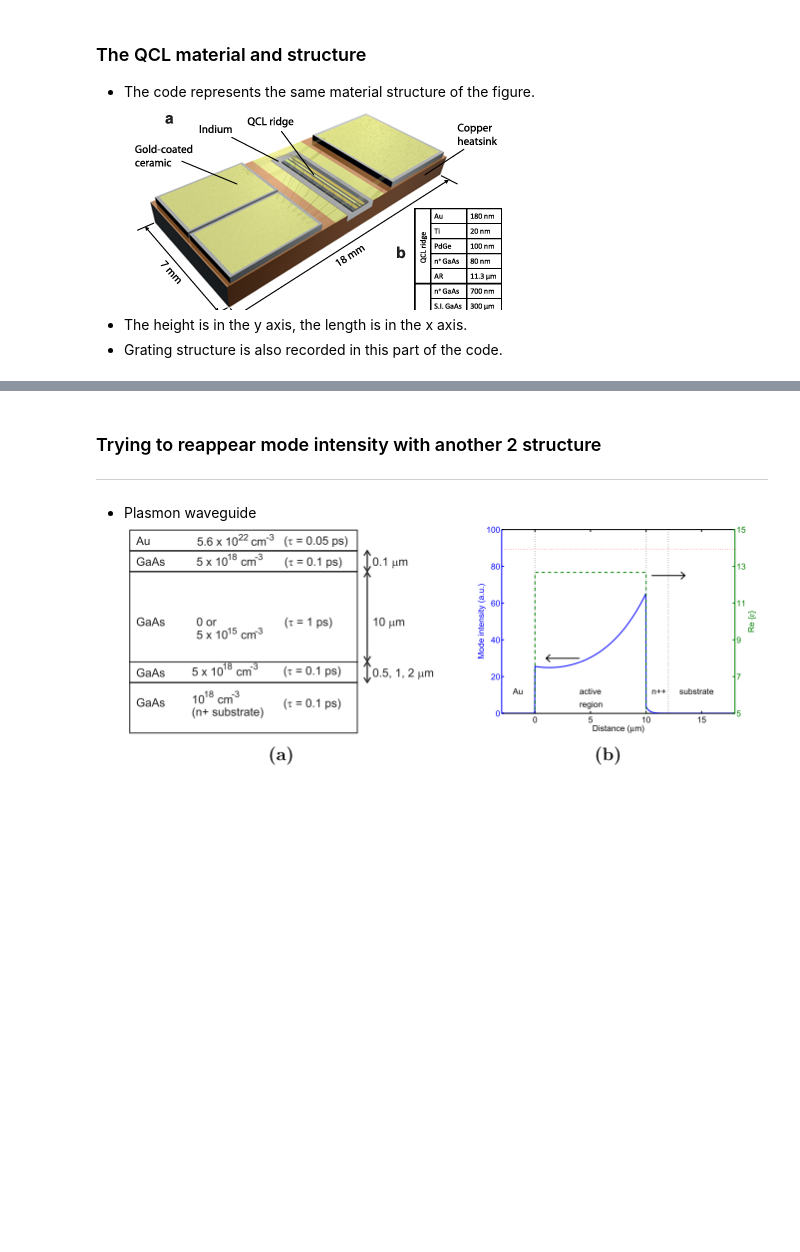
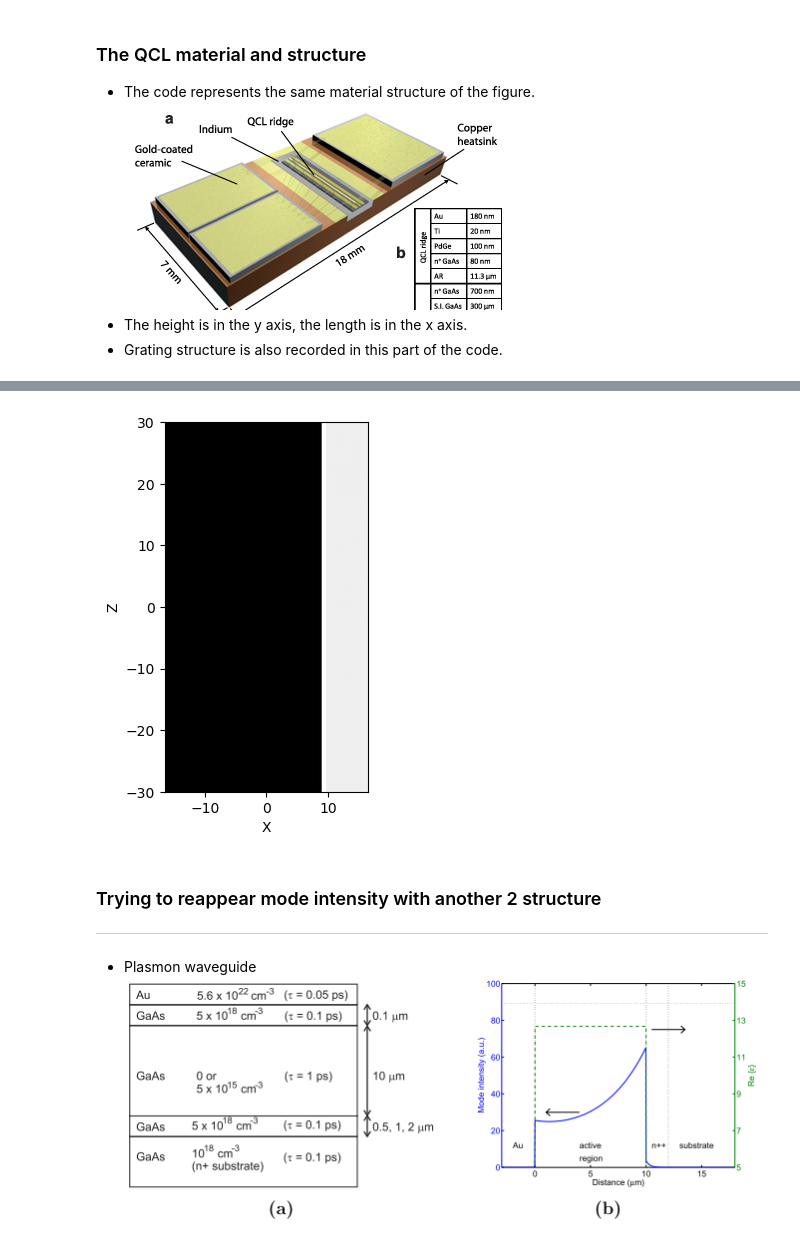
Before and after one commit to zhou277/Semiconductor_laser, a Jupyter notebook: QCL_mode_intensity.ipynb, the cells around one changed output, grey strips where cells are left out. Saved outputs shown, nothing was run; the diff lists cells and outputs as text; code cells hidden in the pictures; blank space fills up the shorter version.

```diff
--- a/QCL_mode_intensity.ipynb
+++ b/QCL_mode_intensity.ipynb
@@ -11,31 +11,35 @@
 import meep as mp
 import numpy as np
 from matplotlib import pyplot as plt
-from meep.materials import Au
+from meep.materials import Au,GaAs
+from QCL_materials import substrate_GaAs
 
 ###---------------------------------------------------------------basic config-------------------------------------------------------------------###
-sx = 60
-sy = 6
+sx = 33
+sy = 0
+sz = 60
 dpml = 1  # PML thickness
-cell = mp.Vector3(sx, sy, 0)
+cell = mp.Vector3(sx, sy, sz)
 sy = sy - dpml*2
 fcen = 1e12
 resolution = 50
 
 # thickness of different layers（1 μm）
-au_thickness = 0.18
-ngaas_thickness_1 = 0.08
-Active_region_thickness = 0.0113
-ngaas_thickness_2 = 0.7
-sigaas_thickness = 5
-w = au_thickness + ngaas_thickness_1 + Active_region_thickness + ngaas_thickness_2 + sigaas_thickness # width of waveguide
+Au_thickness = 0.2
+nGaAs_thickness_1 = 0.08
+Active_region_thickness = 11.3
+nGaAs_thickness_2 = 0.7
+substrate_GaAs_thickness = 30
+# w = au_thickness + ngaas_thickness_1 + Active_region_thickness + ngaas_thickness_2 + sigaas_thickness # width of waveguide
 
 ###---------------------------------------------------------------material config-------------------------------------------------------------------###
 # material definition
-Active_region = mp.air
+Active_region = GaAs
 # Au = mp.Medium(epsilon=1.0, D_conductivity=1e7)
-GaAs_low_doped = mp.Medium(epsilon=12.9, D_conductivity=0)
-GaAs_high_doped = mp.Medium(epsilon=5, D_conductivity=100)
+GaAs_low_doped = mp.Medium(epsilon=12.9,
+                           D_conductivity=0)
+GaAs_high_doped = mp.Medium(epsilon=5,
+                            D_conductivity=100)
 
 n_GaAs = mp.Medium(
     epsilon=10.9,  # 高频极限介电常数
@@ -47,55 +51,57 @@ n_GaAs = mp.Medium(
         )])
 
 ###-------------------------------------------------------------geometry---------------------------------------------------------------------###
+def add_layer(thickness, material):
+    """add layers through x axis"""
+    global x0
+    center_x = x0 + 0.5 * thickness
+    geometry.append(mp.Block(size=mp.Vector3(thickness,mp.inf,mp.inf),
+                             center=mp.Vector3(center_x, 0, 0),
+                             material=material))
+    x0 += thickness
+
 geometry = []
+x0 = -0.5 * (Au_thickness + nGaAs_thickness_1 + Active_region_thickness + nGaAs_thickness_2 + substrate_GaAs_thickness)
 # Substrate
-geometry.append(mp.Block(
-                    material=GaAs_low_doped,
-                    size=mp.Vector3(mp.inf,sigaas_thickness,mp.inf),
-                    center=mp.Vector3(y = -sy/2 + sigaas_thickness/2)))
-
-geometry.append(mp.Block(
-                    material=GaAs_high_doped,
-                    size=mp.Vector3(mp.inf,ngaas_thickness_2,mp.inf),
-                    center=mp.Vector3(y= -sy/2 + sigaas_thickness + ngaas_thickness_2/2)))
+add_layer(substrate_GaAs_thickness, substrate_GaAs)
+add_layer(nGaAs_thickness_2,        GaAs_high_doped)
 
 # QCL active region
-geometry.append(mp.Block(
-                    material=n_GaAs,
-                    size=mp.Vector3(mp.inf,Active_region_thickness,mp.inf),
-                    center=mp.Vector3(y= -sy/2 + sigaas_thickness + ngaas_thickness_2 + Active_region_thickness/2)))
+add_layer(Active_region_thickness,  GaAs)
 
 # upper layers
-y0 = -sy/2 + sigaas_thickness + ngaas_thickness_2 + Active_region_thickness
-geometry += [
-    mp.Block(material = GaAs_high_doped,
-            size = mp.Vector3(mp.inf,ngaas_thickness_1,mp.inf),
-            center = mp.Vector3(y = y0 + ngaas_thickness_1/2)),
-    mp.Block(material = Au,
-            size = mp.Vector3(mp.inf,au_thickness,mp.inf),
-            center = mp.Vector3(y = y0 + ngaas_thickness_1 + au_thickness/2))]
+add_layer(nGaAs_thickness_1,        GaAs_high_doped)
+add_layer(Au_thickness,             Au)
 
 ###-------------------------------------------------------------grating parameters---------------------------------------------------------------------###
 pattern_1 = "|-||-|-||||||-|||||-||||-|||-||-||||-|||||||-||-||-|||-||-|-||-|||-||-|-||||||-||-|-|||-||-|||||-|||-||-|"
 pattern_2 = "|-||-|||||-||||||-|||-||||-||-||-|||||||||-||-|-||-||-||-|-|||-||-||-|-||||||-||||||||-||-||||||-||||---|"
 pattern = pattern_1 + pattern_2
+slot_depth = 5
+slot_width = 0.1
+x_grating = x0 + Au_thickness + nGaAs_thickness_1 + Active_region_thickness + nGaAs_thickness_2 + substrate_GaAs_thickness - 0.5 * Au_thickness
 
 r = 0.15  # radius of holes
 d = 1  # defect spacing (ordinary spacing = 1)
 N = 0  # number of holes on either side of defect
 
-if N == 0:
-    pass
-else:
+def add_grating(pattern,geometry):
+    """ add grating structure through z axis"""
     for i, symbol in enumerate(pattern):
         if symbol == "|":
-            x_pos = -sx/2 + i * d
-            geometry.append(mp.Cylinder(r, center=mp.Vector3(x=x_pos,y=y0 + ngaas_thickness_1 + au_thickness/2)))
+            z_pos = -sz/2 + i * d
+            # geometry.append(mp.Cylinder(r, center=mp.Vector3(x=Au_thickness,y=0,z=z_pos)))
+            geometry.append(mp.Block(material=mp.air,
+                                         size=mp.Vector3(slot_depth,mp.inf,slot_width),
+                                         center=mp.Vector3(x_grating,0,z_pos)))
         else:
-            x_pos = -sx/2 + i * d * 0.5
+            z_pos = -sz/2 + i * d * 0.5
+
+add_grating(pattern,geometry)
 
 pml_layers = [mp.PML(1.0)]
-# fcen = 0.25  # pulse center frequency
+
+fcen = 1e12 # 1THz
 df = 0.2  # pulse frequency width
 
 src = [mp.Source(mp.GaussianSource(fcen, fwidth=df),
@@ -108,7 +114,8 @@ src = [mp.Source(mp.GaussianSource(fcen, fwidth=df),
 sim = mp.Simulation(
     cell_size=cell,
     geometry=geometry,
-    boundary_layers=pml_layers,
+    # boundary_layers=pml_layers,
     sources=src,
-    # symmetries=sym,
-        resolution=resolution)
+    resolution=resolution)
+sim.plot2D()
+# %% [output]
@@ -115,3 +140,4 @@ sim = mp.Simulation(
+[figure, added]
 # %% [markdown]
 ### Trying to reappear mode intensity with another 2 structure
 ---
```
Also changed, not shown: parts of 2 cells of this notebook.
